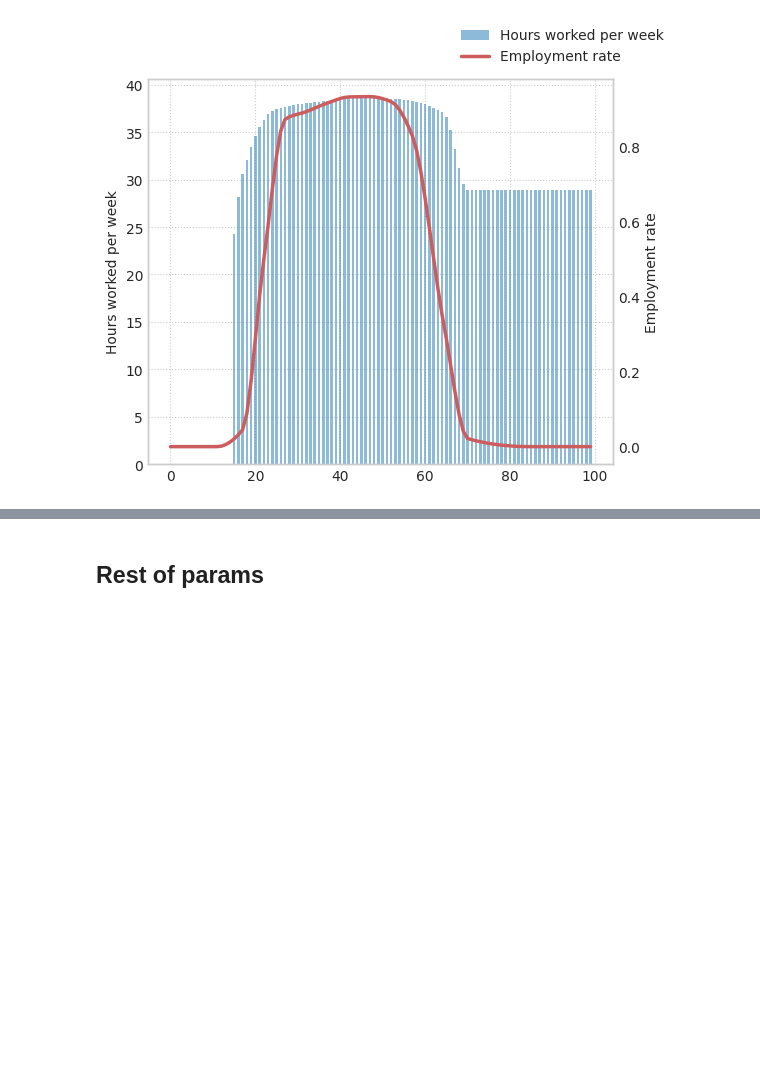
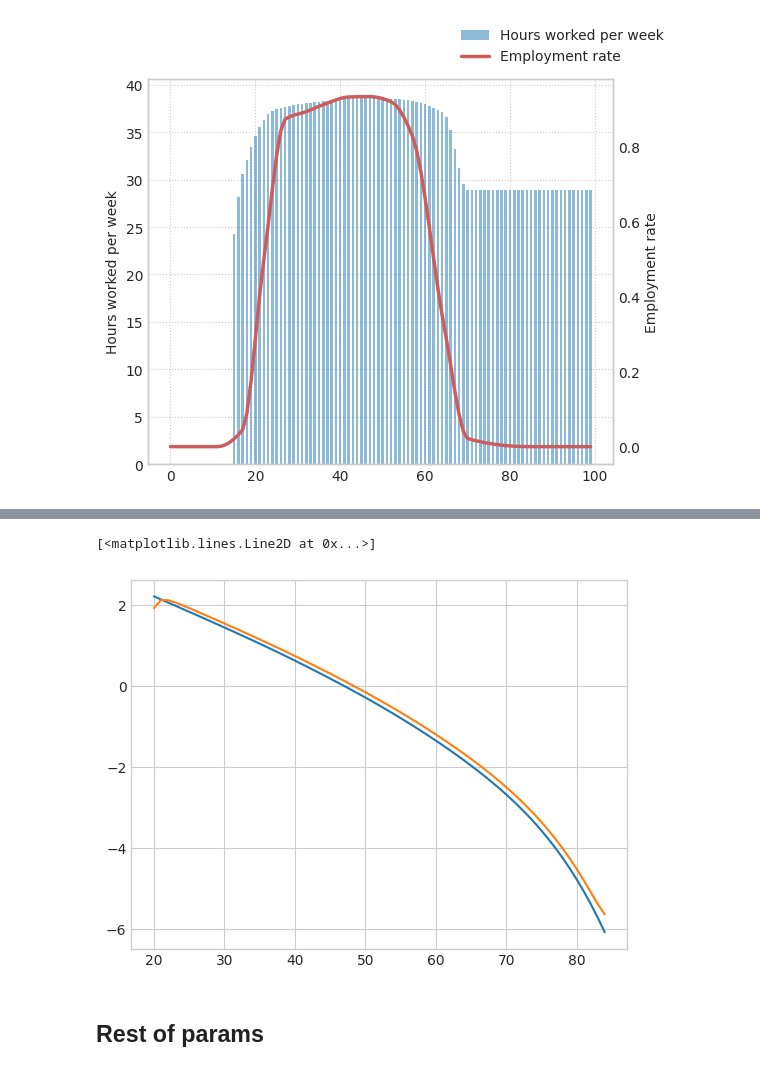
Before and after one commit to Gandolier/Cost_of_ageing_OLG, a Jupyter notebook: Interface (via Notebooks)/Tests.ipynb, the cells around one changed output, grey strips where cells are left out. Saved outputs shown, nothing was run; the diff lists cells and outputs as text; code cells hidden in the pictures; blank space fills up the shorter version.

```diff
--- a/Interface (via Notebooks)/Tests.ipynb
+++ b/Interface (via Notebooks)/Tests.ipynb
@@ -258,3 +288,13 @@ plt.plot(ss_results['b_vec'])
+# %%
+c_h03 = ss_results['c_vec']
+# %%
+c_h00 = ss_results['c_vec']
+# %%
+plt.plot(np.log(c_h00))
+plt.plot(np.log(c_h03))
+# %% [output]
+[<matplotlib.lines.Line2D at 0x...>]
+[figure, added]
 # %% [markdown]
 ## Rest of params
 # %% [markdown]
```
Also changed, not shown: parts of 5 cells of this notebook, 4 other files.
